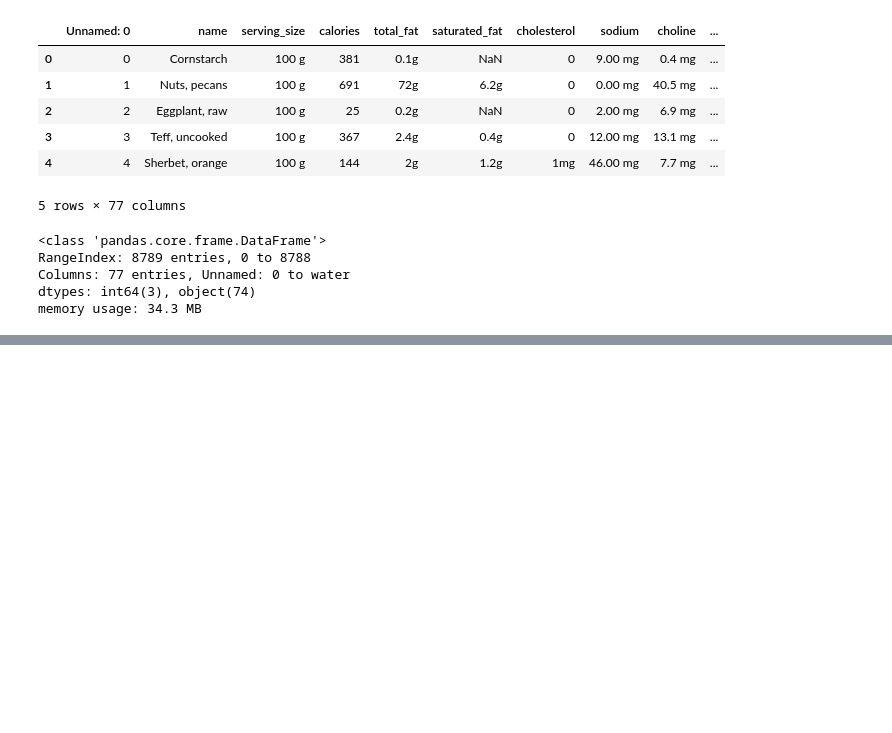
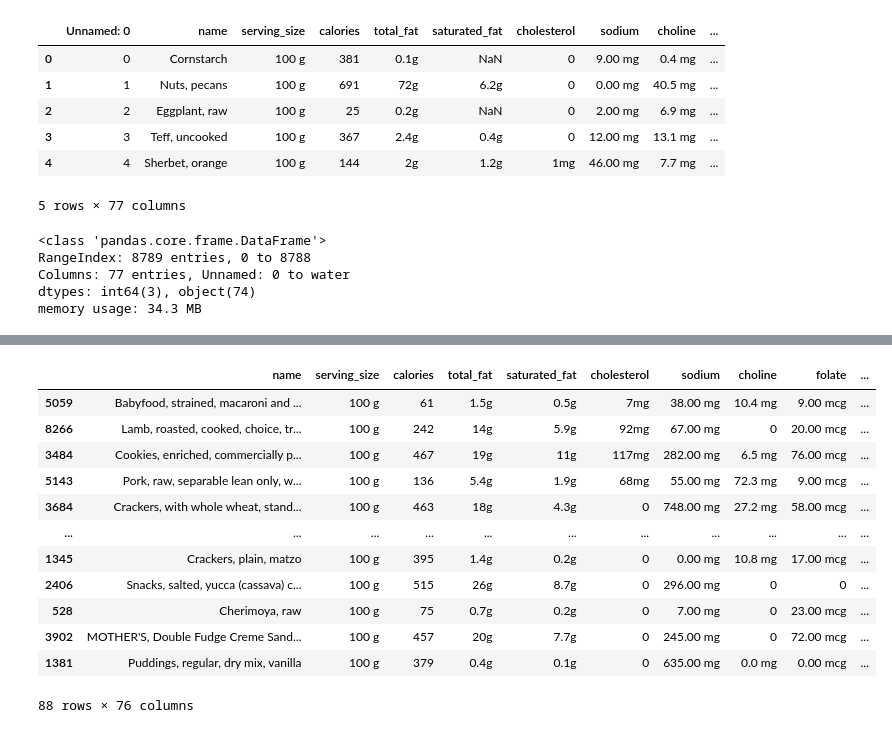
Before and after one commit to tasnimxpress/Python-for-Data-Science, a Jupyter notebook: Pandas/09.ReadData.ipynb, the cells around one changed output, grey strips where cells are left out. Cells and saved outputs as stored; diff of their text form; code cells hidden in the pictures; blank space fills up the shorter version.

```diff
--- a/Pandas/09.ReadData.ipynb
+++ b/Pandas/09.ReadData.ipynb
@@ -27,0 +70,4 @@ memory usage: 34.3 MB
+# %%
+# another approach
+df = pd.read_csv(dataurl, index_col=([0]))
+df.head(5)
@@ -27,0 +100,18 @@ memory usage: 34.3 MB
+# %%
+# frac parameter
+# percentage of data we want to get back
+df.sample(frac=0.01)
+# %% [output]
+|  | name | serving_size | calories | total_fat | saturated_fat | cholesterol | sodium | choline | folate | ... |
+| 5059 | Babyfood, strained, macaroni and ... | 100 g | 61 | 1.5g | 0.5g | 7mg | 38.00 mg | 10.4 mg | 9.00 mcg | ... |
+| 8266 | Lamb, roasted, cooked, choice, tr... | 100 g | 242 | 14g | 5.9g | 92mg | 67.00 mg | 0 | 20.00 mcg | ... |
+| 3484 | Cookies, enriched, commercially p... | 100 g | 467 | 19g | 11g | 117mg | 282.00 mg | 6.5 mg | 76.00 mcg | ... |
+| 5143 | Pork, raw, separable lean only, w... | 100 g | 136 | 5.4g | 1.9g | 68mg | 55.00 mg | 72.3 mg | 9.00 mcg | ... |
+| 3684 | Crackers, with whole wheat, stand... | 100 g | 463 | 18g | 4.3g | 0 | 748.00 mg | 27.2 mg | 58.00 mcg | ... |
+| ... | ... | ... | ... | ... | ... | ... | ... | ... | ... | ... |
+| 1345 | Crackers, plain, matzo | 100 g | 395 | 1.4g | 0.2g | 0 | 0.00 mg | 10.8 mg | 17.00 mcg | ... |
+| 2406 | Snacks, salted, yucca (cassava) c... | 100 g | 515 | 26g | 8.7g | 0 | 296.00 mg | 0 | 0 | ... |
+| 528 | Cherimoya, raw | 100 g | 75 | 0.7g | 0.2g | 0 | 7.00 mg | 0 | 23.00 mcg | ... |
+| 3902 | MOTHER'S, Double Fudge Creme Sand... | 100 g | 457 | 20g | 7.7g | 0 | 245.00 mg | 0 | 72.00 mcg | ... |
+| 1381 | Puddings, regular, dry mix, vanilla | 100 g | 379 | 0.4g | 0.1g | 0 | 635.00 mg | 0.0 mg | 0.00 mcg | ... |
+88 rows × 76 columns
```
Also changed, not shown: parts of 15 cells of this notebook.
